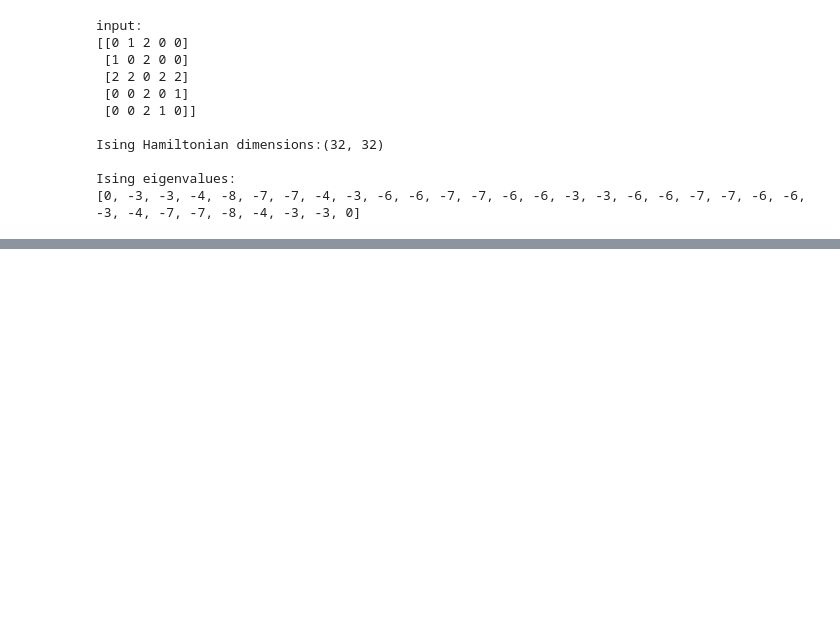
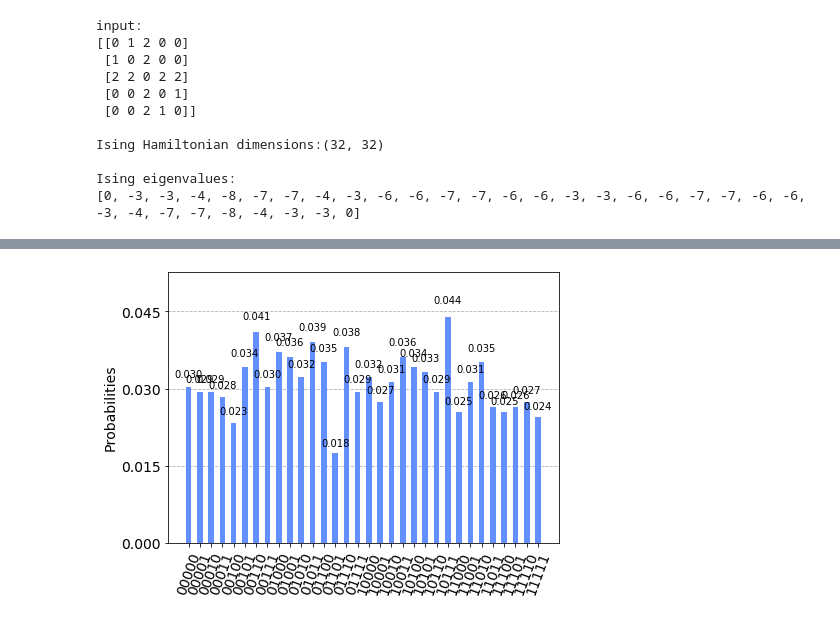
Before and after one commit to NTrevisani/DataScienceMaster, a Jupyter notebook: TFM/MaxCut/Max_Cut.ipynb, the cells around one changed output, grey strips where cells are left out. Saved outputs shown, nothing was run; the diff lists cells and outputs as text; code cells hidden in the pictures; blank space fills up the shorter version.

```diff
--- a/TFM/MaxCut/Max_Cut.ipynb
+++ b/TFM/MaxCut/Max_Cut.ipynb
@@ -321,0 +472,7 @@ Ising eigenvalues:
+# %%
+# Plot the result
+from qiskit.visualization import plot_histogram
+
+plot_histogram(result.get_counts(circuit))
+# %% [output]
+[figure, added]
```
Also changed, not shown: parts of 34 cells of this notebook.
